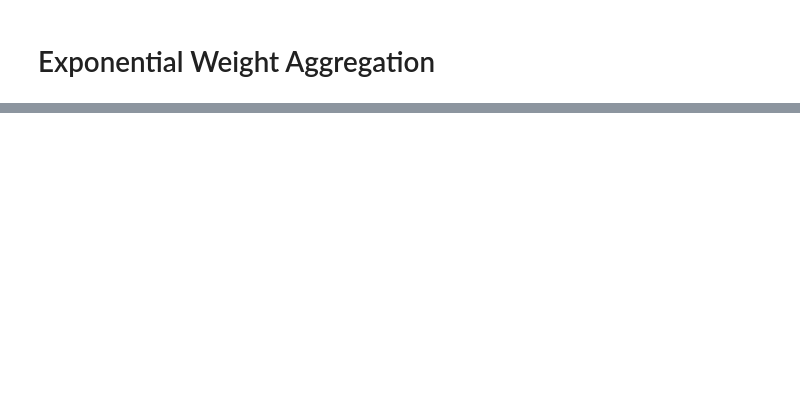
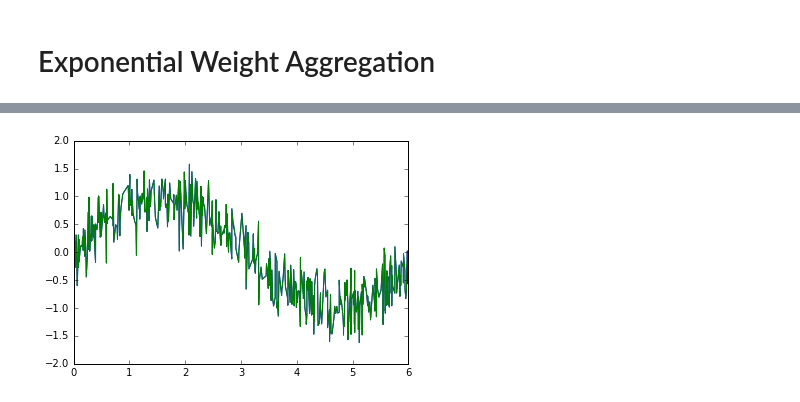
Before and after one commit to Symcies/aggregated_models, a Jupyter notebook: Untitled.ipynb, the cells around one changed output, grey strips where cells are left out. Drawn from its saved outputs; the diff is of its cells as text; code cells hidden in the pictures; blank space fills up the shorter version.

```diff
--- a/Untitled.ipynb
+++ b/Untitled.ipynb
@@ -103,5 +150,5 @@ def estimator(M, Y, family = 'ordered proj'):
 
     return estimators, A_lambdas
 # %%
-M = 100
-estimators, A_lambdas = estimator(M, Y, family = 'ordered proj')
+M = 2000
+estimators, A_lambdas = estimator(M, Y, X, family = 'kernel ridge reg', kernel = "ridge")
@@ -117,4 +159,5 @@ def exp_loss(y, f_x, eta):
 # %%
+%%time
 ### Initialisation ###
 N = n
 M = M
@@ -124,9 +167,9 @@ prior_distrib = [1./M for i in range(M)]
 ### E.W.A ###
 
 first_term = [1./n*np.sum([(y - f[i])**2 for i, y in enumerate(Y)]) for f in estimators]
-SIGMA = NOISE_COVARIANCE_MATRIX
-last_term = 1./n*np.sum([sigma**2 for sigma in NOISE])
+second_term = [2./n*np.trace(cov_matrix.dot(A)) for A in A_lambdas]
+last_term = 1./n*np.sum(sigmas_square)
 
-
-r_hat = [ first_term[i] + 2./n*np.trace(SIMGA.dot(A_lambdas[idx])) - last_term for idx, f in enumerate(estimators)]
+r_hat = [ first_term[idx] + 2./n*np.trace(cov_matrix.dot(A)) - last_term for idx, A in enumerate(A_lambdas)]
+print np.shape(r_hat)
 # %% [output]
@@ -134,6 +178,15 @@ r_hat = [ first_term[i] + 2./n*np.trace(SIMGA.dot(A_lambdas[idx])) - last_term f
 # %%
-beta = 0.1
-norm = np.sum([np.exp(-n*r/beta)*prior_distribution[i] for i, r in enumerate(r_hat)])
-posterior_distribution = [np.exp(-n*r/beta)/norm for r in r_hat]
+beta = .5
+
+norm = np.sum([np.exp(-n*r/beta)*prior_distrib[i] for i, r in enumerate(r_hat)])
+theta = [np.exp(-n*r/beta)/norm for r in r_hat]
+posterior_distrib = [t*prior_distrib[i] for i, t in enumerate(theta)]
 # %%
-f_EWA = np.sum([f*posterior_distribution[i] for f in estimators])
+f_EWA = np.sum([f*posterior_distrib[i] for i, f in enumerate(estimators)], axis = 0)
+# %%
+#plt.plot(X, signal(X), color = 'r')
+plt.plot(X,Y, color = 'b')
+plt.plot(X,f_EWA, color = 'g')
+plt.show()
+# %% [output]
+[figure, added]
```
Also changed, not shown: parts of 16 cells of this notebook.
